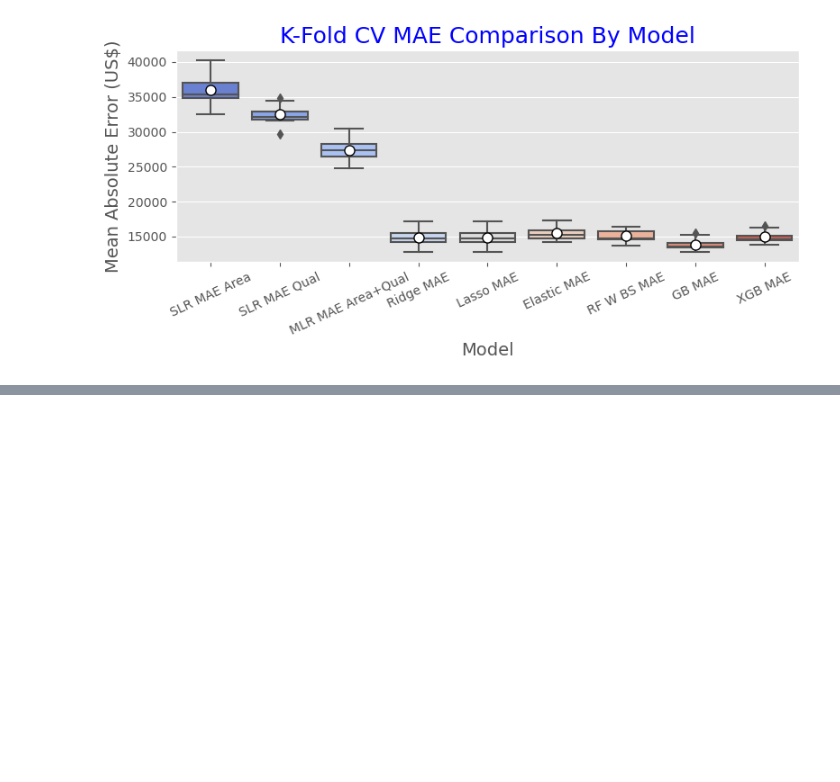
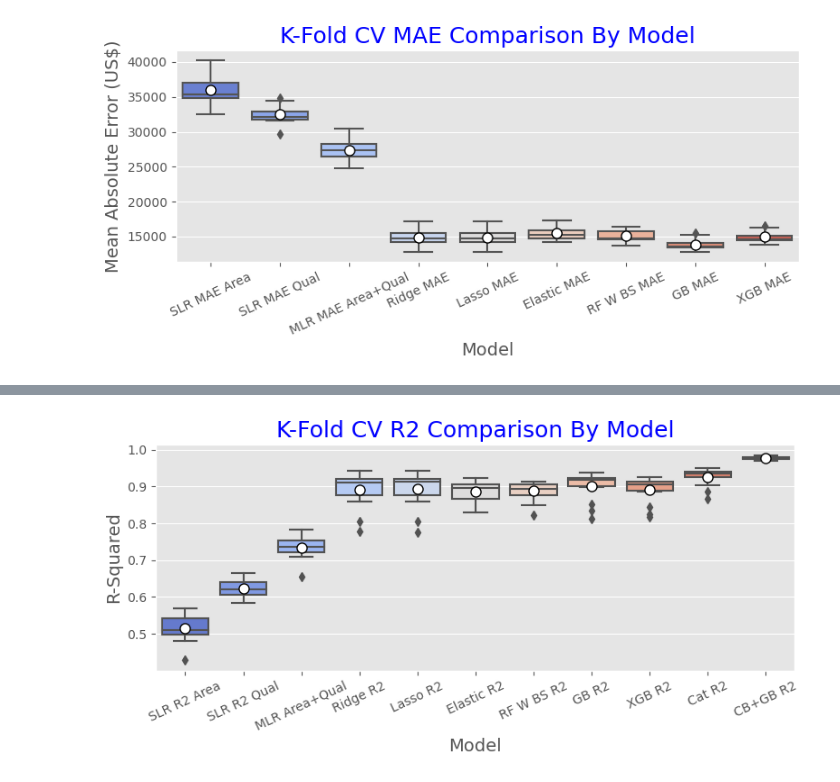
Before and after one commit to BPM1401/Go-Big-Or-Go-Home, a Jupyter notebook: Model Performance/K_Fold_CV/CV_Comps_Presentation.ipynb, the cells around one changed output, grey strips where cells are left out. Saved outputs shown, nothing was run; the diff lists cells and outputs as text; code cells hidden in the pictures; blank space fills up the shorter version.

```diff
--- a/Model Performance/K_Fold_CV/CV_Comps_Presentation.ipynb
+++ b/Model Performance/K_Fold_CV/CV_Comps_Presentation.ipynb
@@ -465,0 +502,3 @@ combo.describe()
+# %%
+R7 = pd.read_csv('CB+GB.csv')
+R7
@@ -465,0 +522,3 @@ combo.describe()
+# %%
+combo = pd.concat([R1, R2, R3, R4, R5, R6, R7], axis=1)
+combo
@@ -465,0 +542,18 @@ combo.describe()
+# %%
+plt.style.use('default')
+plt.style.use('ggplot')
+
+plt.figure(figsize=(8,4))
+sns.boxplot(data=combo[['SLR R2 Area', 'SLR R2 Qual', 'MLR Area+Qual', 'Ridge R2', 'Lasso R2', 'Elastic R2','RF W BS R2', 'GB R2', 'XGB R2', 'Cat R2', 'CB+GB R2']], showmeans=True,
+                        meanprops={"marker":"o",
+                       "markerfacecolor":"white",
+                       "markeredgecolor":"black",
+                      "markersize":"8"}, palette='coolwarm')
+plt.xticks(rotation=25)
+plt.ylabel('R-Squared', fontsize=14)
+plt.xlabel('Model', fontsize=14)
+plt.title('K-Fold CV R2 Comparison By Model', fontsize=18, color='blue')
+
+plt.tight_layout();
+# %% [output]
+[figure, added]
```
Also changed, not shown: parts of 6 cells of this notebook, 9 other files.
